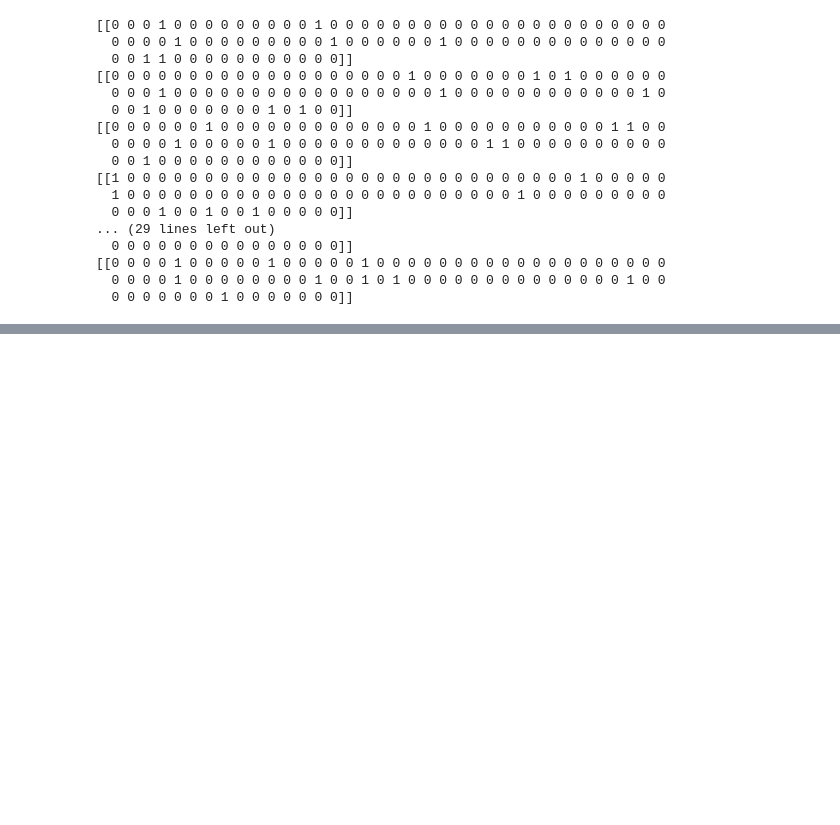
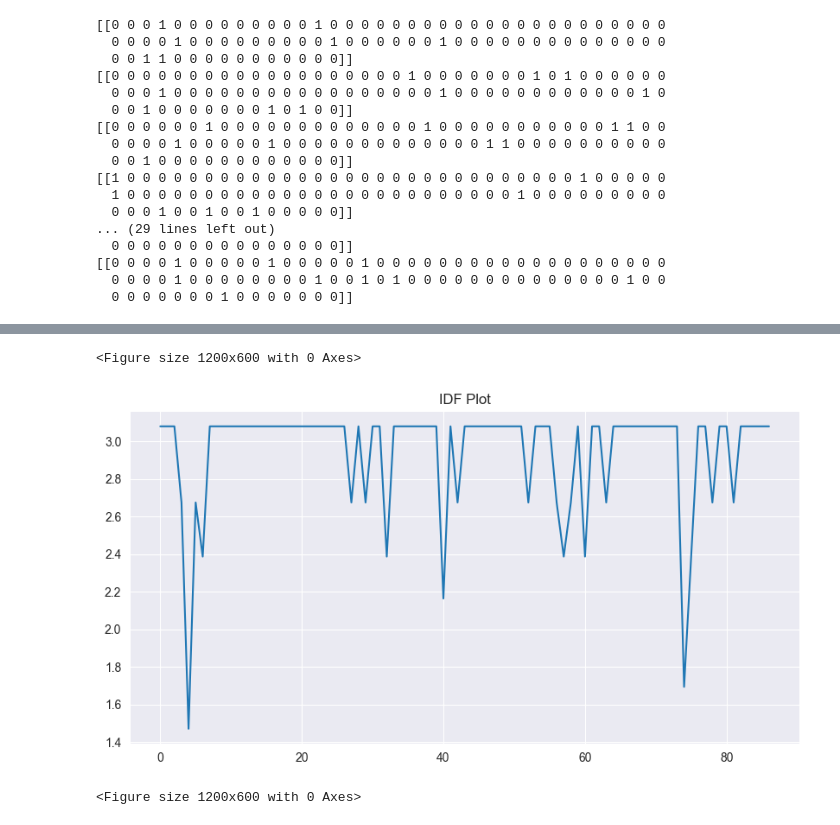
Before and after one commit to SandeepMuhal88/Deep_Learning_Concept, a Jupyter notebook: Nature_language_Processing/NLP_Pipeline/Text_Representation/Practics.ipynb, the cells around one changed output, grey strips where cells are left out. Drawn from its saved outputs; the diff is of its cells as text; code cells hidden in the pictures; blank space fills up the shorter version.

```diff
--- a/Nature_language_Processing/NLP_Pipeline/Text_Representation/Practics.ipynb
+++ b/Nature_language_Processing/NLP_Pipeline/Text_Representation/Practics.ipynb
@@ -128,0 +203,13 @@ for i in range(len(bow.toarray())):
+# %%
+# print(TF_IDF.idf_)
+X=TF_IDF.idf_
+plt.figure(figsize=(10, 5))
+plt.plot(X)
+plt.title('IDF Plot')
+
+sns.set_style("darkgrid")
+plt.figure(figsize=(12, 6))
+# %% [output]
+<Figure size 1200x600 with 0 Axes>
+[figure, added]
+<Figure size 1200x600 with 0 Axes>
```
Also changed, not shown: parts of 8 cells of this notebook.
